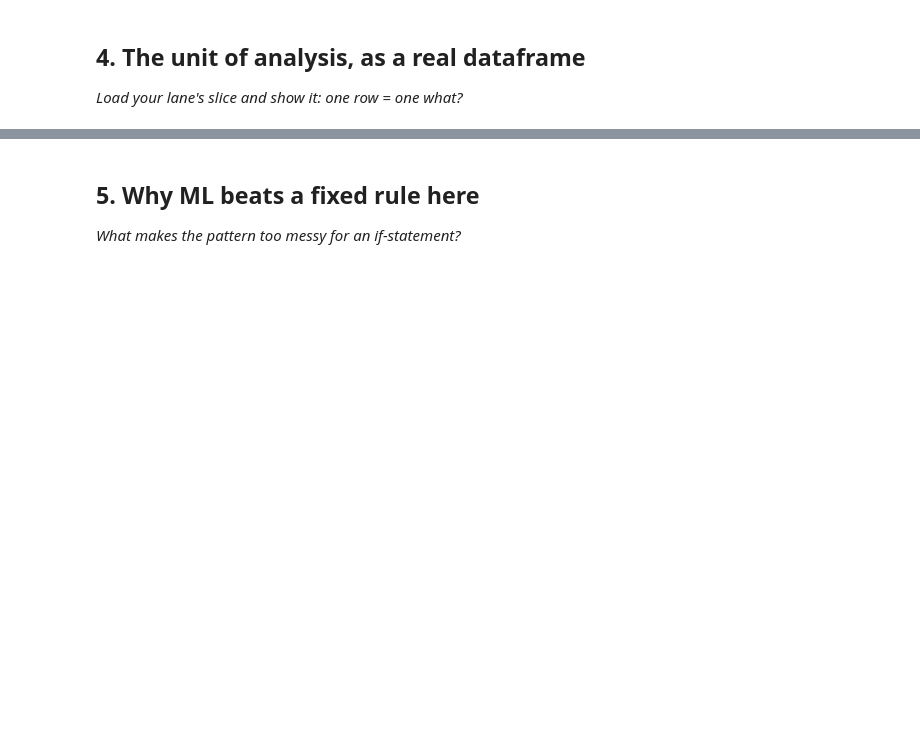
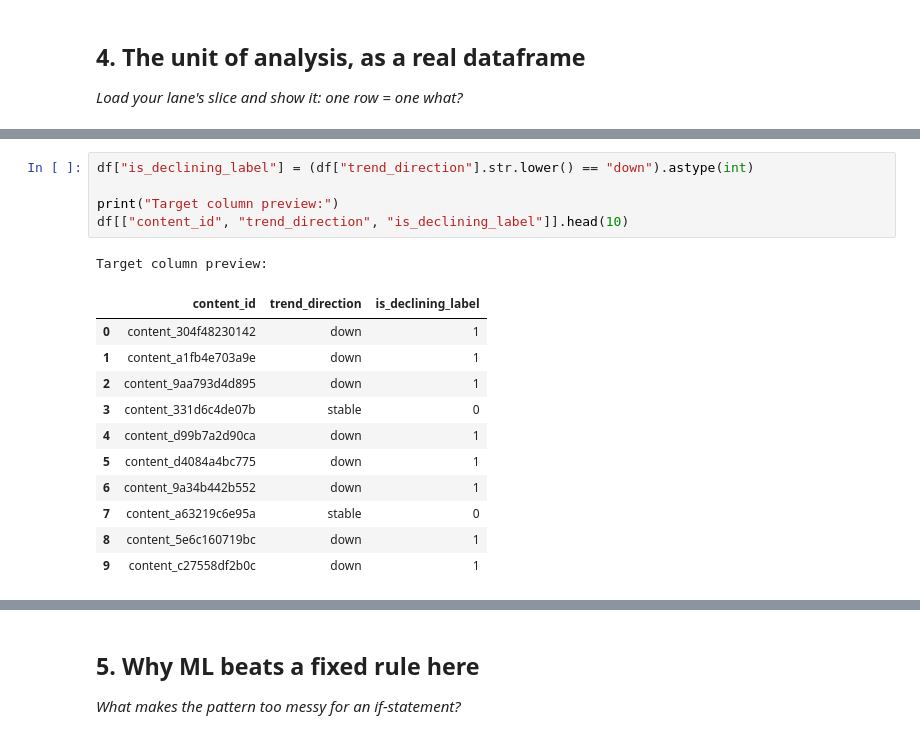
Before and after one commit to LaibaSabir1/flyrank-ml-internship-laiba_sabir, a Jupyter notebook: work/notebooks/w02_ml_task_framing.ipynb, the cells around one changed output, grey strips where cells are left out. Cells and saved outputs as stored; diff of their text form; blank space fills up the shorter version.

```diff
--- a/work/notebooks/w02_ml_task_framing.ipynb
+++ b/work/notebooks/w02_ml_task_framing.ipynb
@@ -39,0 +135,18 @@ it is "what order do we work through 30k pages in, given limited review time."
+# %%
+df["is_declining_label"] = (df["trend_direction"].str.lower() == "down").astype(int)
+
+print("Target column preview:")
+df[["content_id", "trend_direction", "is_declining_label"]].head(10)
+# %% [output]
+Target column preview:
+|  | content_id | trend_direction | is_declining_label |
+| 0 | content_304f48230142 | down | 1 |
+| 1 | content_a1fb4e703a9e | down | 1 |
+| 2 | content_9aa793d4d895 | down | 1 |
+| 3 | content_331d6c4de07b | stable | 0 |
+| 4 | content_d99b7a2d90ca | down | 1 |
+| 5 | content_d4084a4bc775 | down | 1 |
+| 6 | content_9a34b442b552 | down | 1 |
+| 7 | content_a63219c6e95a | stable | 0 |
+| 8 | content_5e6c160719bc | down | 1 |
+| 9 | content_c27558df2b0c | down | 1 |
```
Also changed, not shown: parts of 7 cells of this notebook.
